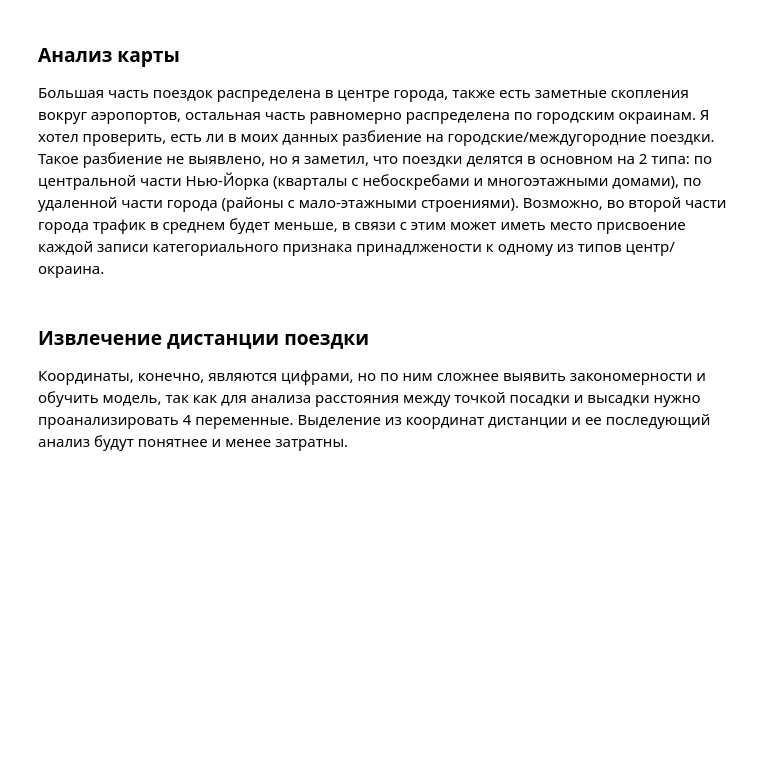
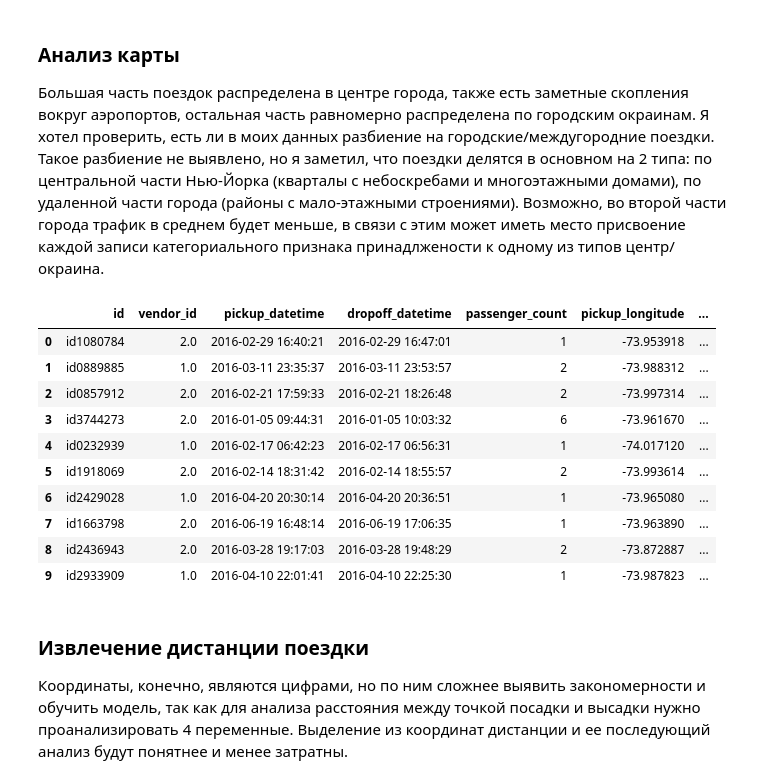
Before and after one commit to smnk-1/ML-studying, a Jupyter notebook: notebooks/TripDurationEDA.ipynb, the cells around one changed output. Drawn from its saved outputs; the diff is of its cells as text; code cells hidden in the pictures; blank space fills up the shorter version.

Commit message:
feat: add in_city_center category

```diff
--- a/notebooks/TripDurationEDA.ipynb
+++ b/notebooks/TripDurationEDA.ipynb
@@ -172,7 +172,7 @@ from shapely.geometry import Point, Polygon
 
 data_sample = data.sample(frac=0.001) # 0.1%
 
-m = folium.Map(location=[data_sample.iloc[0]['pickup_latitude'], data_sample.iloc[0]['pickup_longitude']], zoom_start=11)
+m = folium.Map(location=[data_sample.iloc[0]['pickup_latitude'], data_sample.iloc[0]['pickup_longitude']], zoom_start=11.5)
 
 nyc_center_polygon =  Polygon([
     (-73.955539, 40.829344),
@@ -234,3 +199,28 @@ m.save("custom_area_map.html")
+# %%
+
+data['pickup_point'] = data.apply(lambda row: Point(row['pickup_longitude'], row['pickup_latitude']), axis=1)
+data['dropoff_point'] = data.apply(lambda row: Point(row['dropoff_longitude'], row['dropoff_latitude']), axis=1)
+
+data['pickup_in_zone'] = data['pickup_point'].apply(lambda p: nyc_center_polygon.contains(p))
+data['dropoff_in_zone'] = data['dropoff_point'].apply(lambda p: nyc_center_polygon.contains(p))
+
+data['in_nyc_center?'] = data.apply(lambda row: 1 if row['pickup_in_zone'] or row['dropoff_in_zone'] else 0, axis=1)
+
+data.drop(columns=['pickup_point', 'dropoff_point', 'pickup_in_zone', 'dropoff_in_zone'], inplace=True)
+
+data.head(10)
+# %% [output]
+|  | id | vendor_id | pickup_datetime | dropoff_datetime | passenger_count | pickup_longitude | ... |
+| 0 | id1080784 | 2.0 | 2016-02-29 16:40:21 | 2016-02-29 16:47:01 | 1 | -73.953918 | ... |
+| 1 | id0889885 | 1.0 | 2016-03-11 23:35:37 | 2016-03-11 23:53:57 | 2 | -73.988312 | ... |
+| 2 | id0857912 | 2.0 | 2016-02-21 17:59:33 | 2016-02-21 18:26:48 | 2 | -73.997314 | ... |
+| 3 | id3744273 | 2.0 | 2016-01-05 09:44:31 | 2016-01-05 10:03:32 | 6 | -73.961670 | ... |
+| 4 | id0232939 | 1.0 | 2016-02-17 06:42:23 | 2016-02-17 06:56:31 | 1 | -74.017120 | ... |
+| 5 | id1918069 | 2.0 | 2016-02-14 18:31:42 | 2016-02-14 18:55:57 | 2 | -73.993614 | ... |
+| 6 | id2429028 | 1.0 | 2016-04-20 20:30:14 | 2016-04-20 20:36:51 | 1 | -73.965080 | ... |
+| 7 | id1663798 | 2.0 | 2016-06-19 16:48:14 | 2016-06-19 17:06:35 | 1 | -73.963890 | ... |
+| 8 | id2436943 | 2.0 | 2016-03-28 19:17:03 | 2016-03-28 19:48:29 | 2 | -73.872887 | ... |
+| 9 | id2933909 | 1.0 | 2016-04-10 22:01:41 | 2016-04-10 22:25:30 | 1 | -73.987823 | ... |
 # %% [markdown]
 ### Извлечение дистанции поездки
 
```
Also changed, not shown: parts of 1 cell of this notebook.
